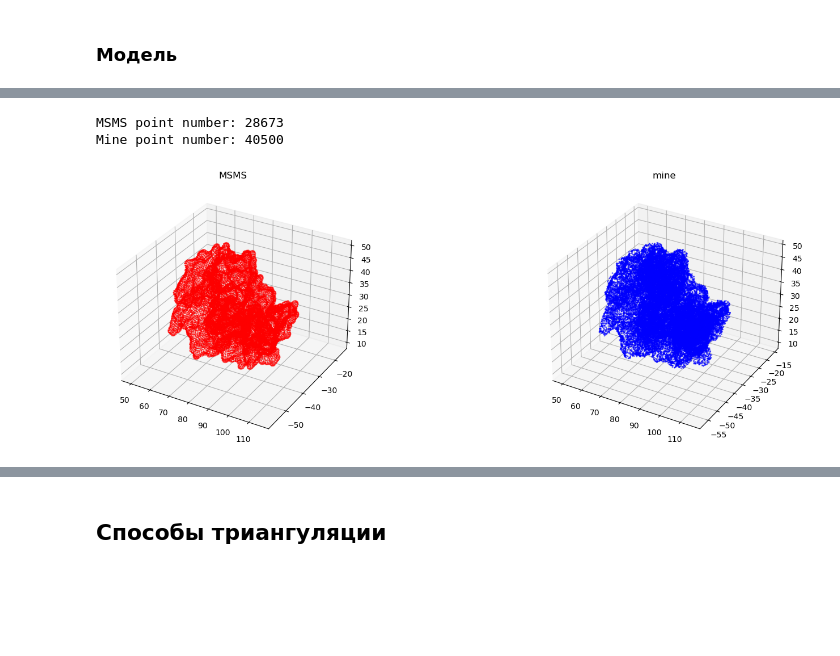
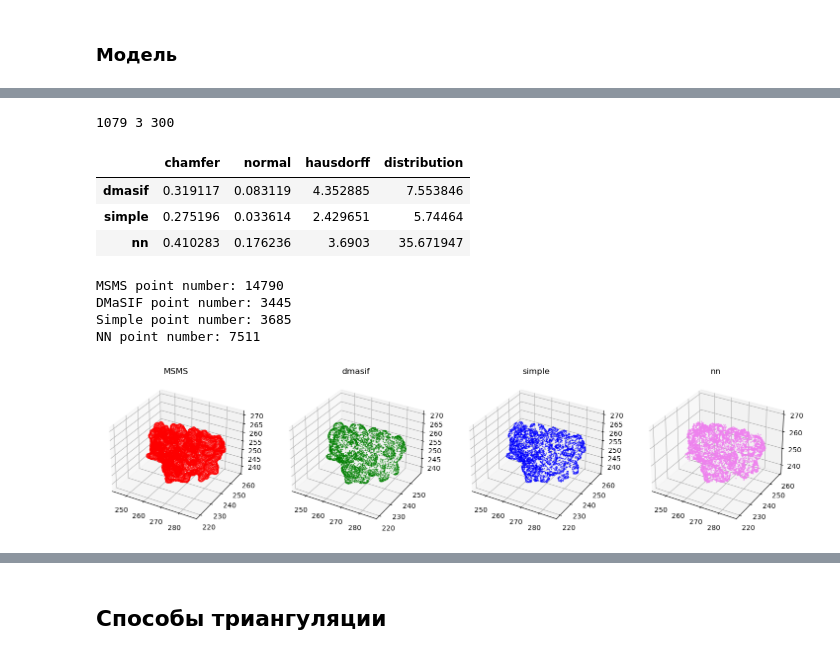
Before and after one commit to geraseva/SESes, a Jupyter notebook: main.ipynb, the cells around one changed output, grey strips where cells are left out. Drawn from its saved outputs; the diff is of its cells as text; code cells hidden in the pictures; blank space fills up the shorter version.

```diff
--- a/main.ipynb
+++ b/main.ipynb
@@ -413,2 +505,4 @@ KeyboardInterrupt:
 # %%
-torch.autograd.set_detect_anomaly(True)
+#torch.save(model.to('cpu'),'model.ptc')
+
+model=torch.load('model.ptc')
@@ -418,0 +538,4 @@ torch.autograd.set_detect_anomaly(True)
+# %%
+pdb_file=pdb_dir+os.listdir(pdb_dir)[20]
+
+print(pdb_file)
@@ -419,18 +544,69 @@ torch.autograd.set_detect_anomaly(True)
+# %%
+msms_vert, msms_face, msms_norm=computeMSMS(pdb_file)
+dmasif_vert, dmasif_norm = get_smooth_surface(pdb_file)
+simple_vert, simple_norm = get_simple_surface(pdb_file)
+nn_prot = model(load_structure_np(pdb_file))
+# %% [output]
+1079 3 300
+# %%
+df_res=pd.DataFrame(index=['dmasif','simple', 'nn'], columns=['chamfer','normal','hausdorff','distribution'])
+a=chamfer_distance( dmasif_vert, torch.Tensor(msms_vert),
+                    dmasif_norm, torch.Tensor(msms_norm),
+                    single_directional=True)
+df_res['chamfer']['dmasif'], df_res['normal']['dmasif']= a[0].detach().item(),a[1].detach().item()
+a=chamfer_distance( simple_vert, torch.Tensor(msms_vert),
+                    simple_norm, torch.Tensor(msms_norm),
+                    single_directional=True)
+df_res['chamfer']['simple'], df_res['normal']['simple']=a[0].detach().item(),a[1].detach().item()
+a=chamfer_distance( nn_prot['xyz'], torch.Tensor(msms_vert),
+                    nn_prot['normals'], torch.Tensor(msms_norm),
+                    single_directional=True)
+df_res['chamfer']['nn'], df_res['normal']['nn']=a[0].detach().item(),a[1].detach().item()
+
+df_res['hausdorff']['dmasif']=hausdorff_distance(dmasif_vert, torch.Tensor(msms_vert)).detach().item()
+df_res['hausdorff']['simple']=hausdorff_distance(simple_vert, torch.Tensor(msms_vert)).detach().item()
+df_res['hausdorff']['nn']=hausdorff_distance(nn_prot['xyz'], torch.Tensor(msms_vert)).detach().item()
+
+
+df_res['distribution']['dmasif']=distribution(dmasif_vert, reduction='max').detach().item()
+df_res['distribution']['simple']=distribution(simple_vert, reduction='max').detach().item()
+df_res['distribution']['nn']=distribution(nn_prot['xyz'], reduction='max').detach().item()
+
+df_res
+# %% [output]
+|  | chamfer | normal | hausdorff | distribution |
+| dmasif | 0.319117 | 0.083119 | 4.352885 | 7.553846 |
+| simple | 0.275196 | 0.033614 | 2.429651 | 5.74464 |
+| nn | 0.410283 | 0.176236 | 3.6903 | 35.671947 |
 # %%
 fig = plt.figure(figsize=(18, 6))
 
-ax = fig.add_subplot(121, projection='3d')
-ax.scatter(*out['target_xyz'].detach().cpu().numpy().T, s=1, color='red',alpha=0.5)
+ax = fig.add_subplot(141, projection='3d')
+ax.scatter(*msms_vert.T, s=1, color='red',alpha=0.5)
 ax.set_title('MSMS')
 
-ax = fig.add_subplot(122, projection='3d')
-ax.scatter(*out['xyz'].detach().cpu().numpy().T, s=1, color='blue',alpha=0.5)
-ax.set_title('mine')
+ax = fig.add_subplot(142, projection='3d')
+ax.scatter(*dmasif_vert.T, s=1, color='green',alpha=0.5)
+ax.set_title('dmasif')
+
+ax = fig.add_subplot(143, projection='3d')
+ax.scatter(*simple_vert.T, s=1, color='blue',alpha=0.5)
+ax.set_title('simple')
+
+ax = fig.add_subplot(144, projection='3d')
+ax.scatter(*nn_prot['xyz'].detach().numpy().T, s=1, color='violet',alpha=0.5)
+ax.set_title('nn')
+
+print('MSMS point number:',msms_vert.shape[0])
+print('DMaSIF point number:',dmasif_vert.shape[0])
+print('Simple point number:',simple_vert.shape[0])
+print('NN point number:',nn_prot['xyz'].shape[0])
 
 
-print('MSMS point number:', out['target_xyz'].shape[0])
-print('Mine point number:', out['xyz'].shape[0])
+plt.show()
 # %% [output]
-MSMS point number: 28673
-Mine point number: 40500
+MSMS point number: 14790
+DMaSIF point number: 3445
+Simple point number: 3685
+NN point number: 7511
-[figure, old version]
+[figure, new version]
```
Also changed, not shown: parts of 25 cells of this notebook.
